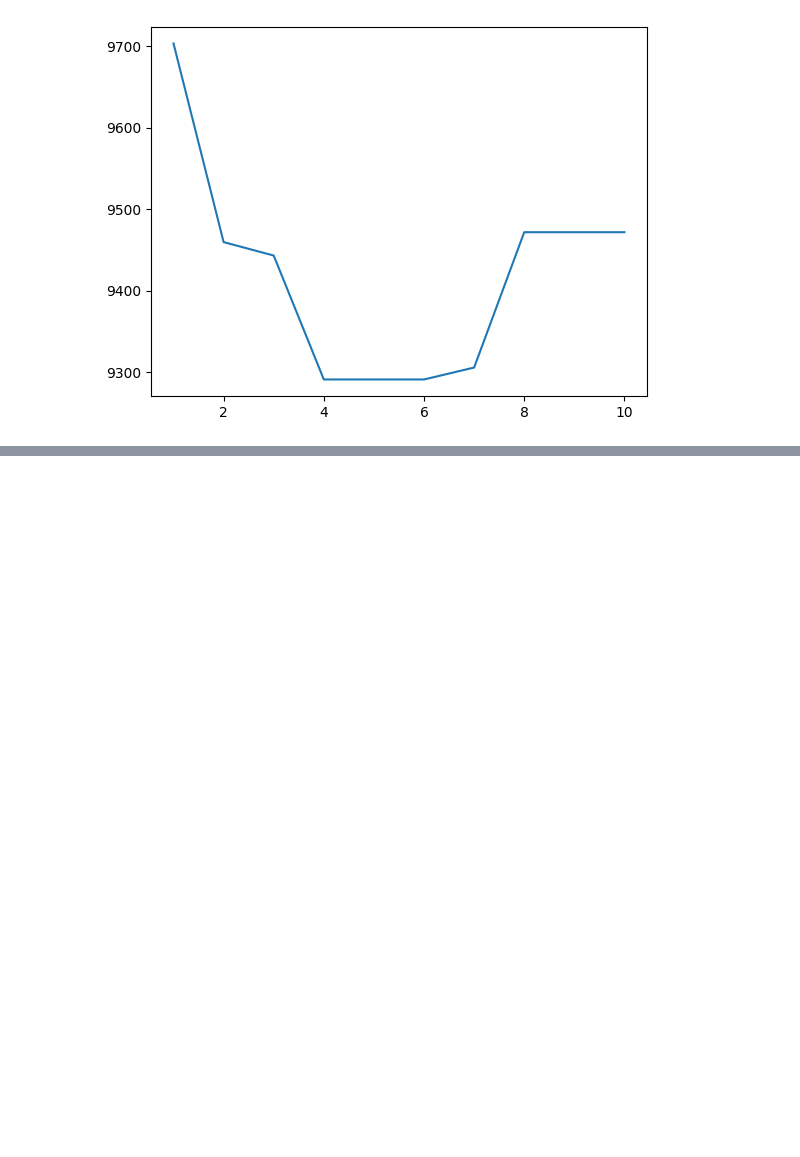
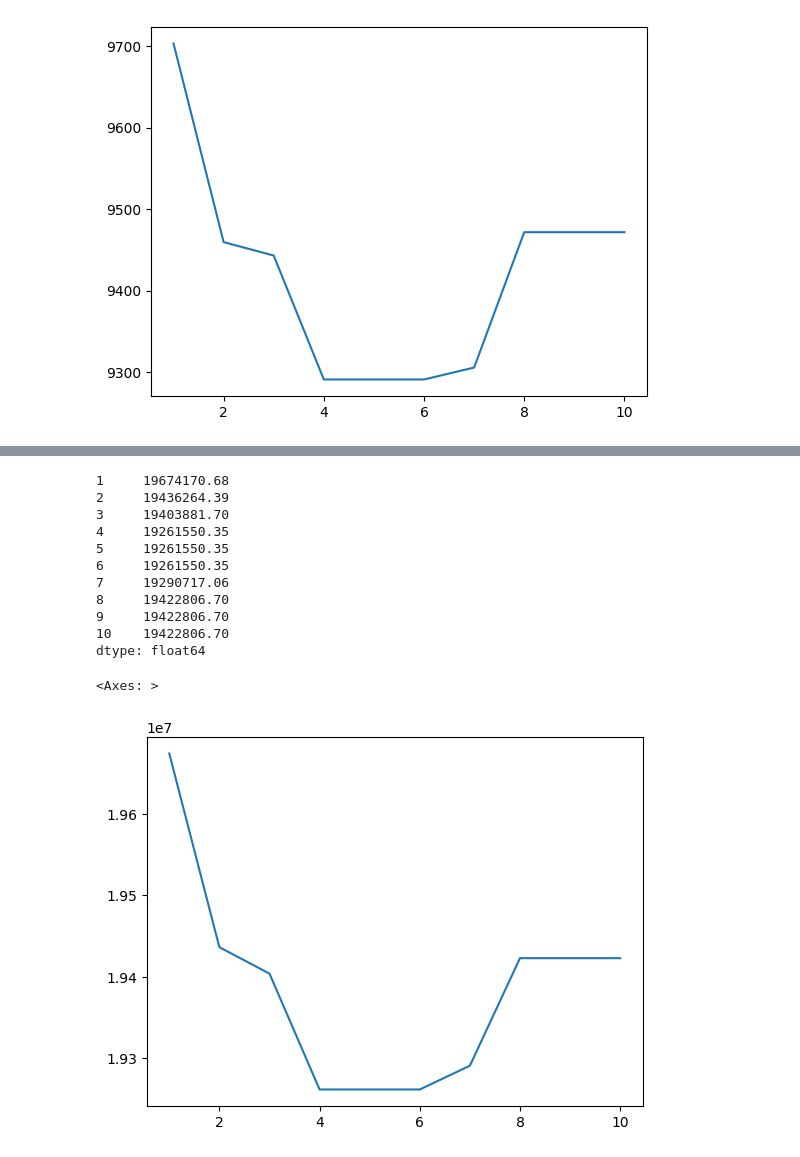
Before and after one commit to ngeeannrobin/SC2001-Project, a Jupyter notebook: sc2001.ipynb, the cells around one changed output, grey strips where cells are left out. Saved outputs shown, nothing was run; the diff lists cells and outputs as text; code cells hidden in the pictures; blank space fills up the shorter version.

```diff
--- a/sc2001.ipynb
+++ b/sc2001.ipynb
@@ -36,0 +116,27 @@ sns.lineplot(data=col_means)
+# %%
+data1000000 = pd.read_csv("./sc2001-1-1000000.csv", header=None)
+data1000000.drop(data1000000.columns[10], axis=1, inplace=True)
+data1000000.columns = range(1, 11)
+data1000000.head(100)
+
+import pandas as pd
+
+column_means_1000000 = data1000000.mean()
+
+print(column_means_1000000)
+
+sns.lineplot(data=column_means_1000000)
+# %% [output]
+1     19674170.68
+2     19436264.39
+3     19403881.70
+4     19261550.35
+5     19261550.35
+6     19261550.35
+7     19290717.06
+8     19422806.70
+9     19422806.70
+10    19422806.70
+dtype: float64
+<Axes: >
+[figure, added]
```
Also changed, not shown: parts of 9 cells of this notebook.
